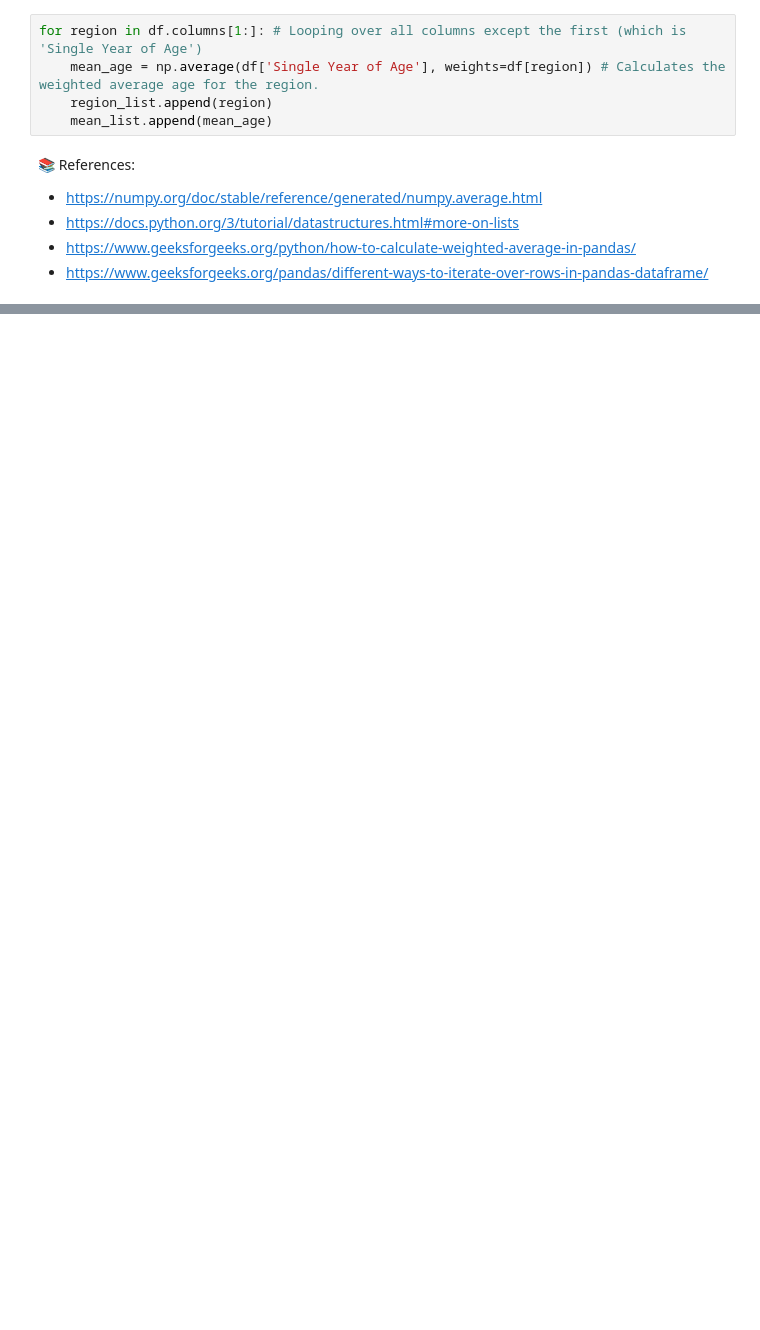
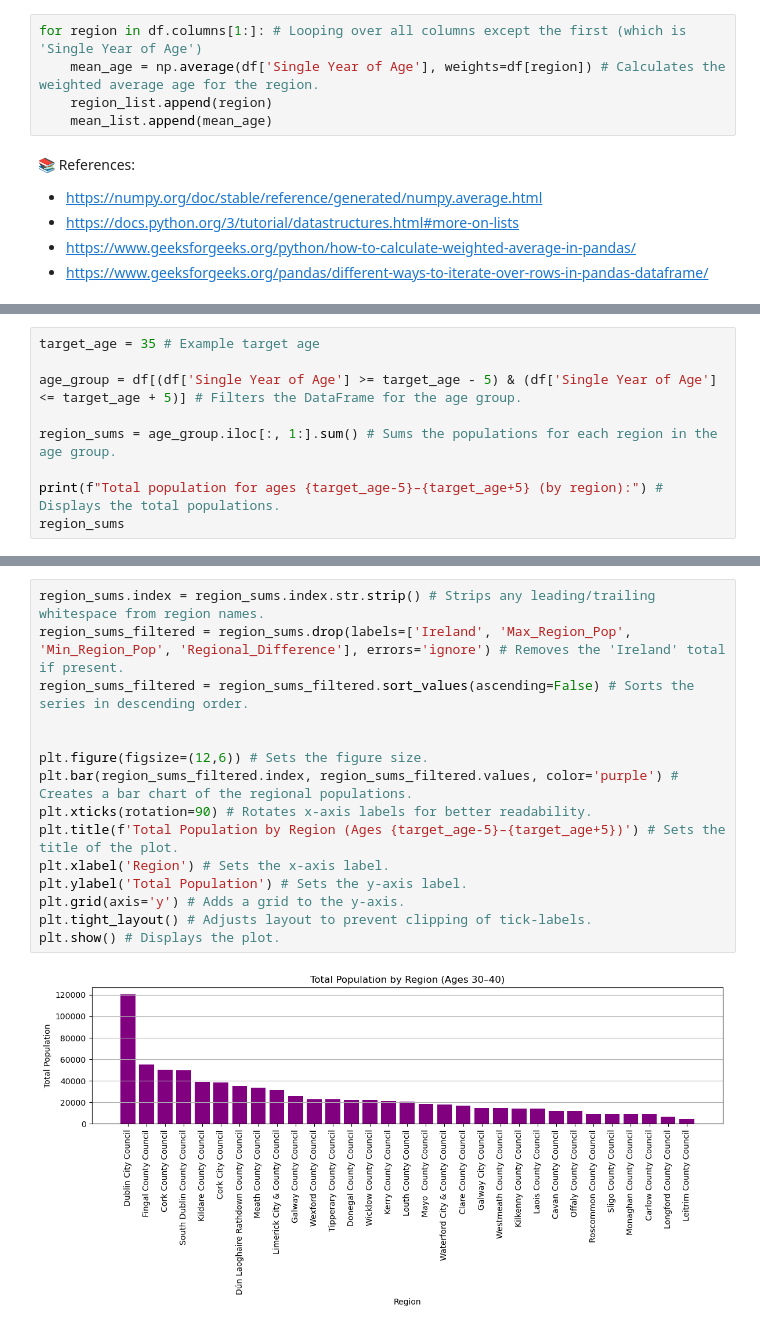
Before and after one commit to tihana-gray/programming-for-data-analytics, a Jupyter notebook: assignments/assignment05-population.ipynb, the cells around one changed output, grey strips where cells are left out. Saved outputs shown, nothing was run; the diff lists cells and outputs as text; blank space fills up the shorter version.

```diff
--- a/assignments/assignment05-population.ipynb
+++ b/assignments/assignment05-population.ipynb
@@ -144,0 +190,9 @@ plt.show() # Displays the plot.
+# %%
+target_age = 35 # Example target age
+
+age_group = df[(df['Single Year of Age'] >= target_age - 5) & (df['Single Year of Age'] <= target_age + 5)] # Filters the DataFrame for the age group.
+
+region_sums = age_group.iloc[:, 1:].sum() # Sums the populations for each region in the age group.
+
+print(f"Total population for ages {target_age-5}–{target_age+5} (by region):") # Displays the total populations.
+region_sums
@@ -144,0 +255,17 @@ plt.show() # Displays the plot.
+# %%
+region_sums.index = region_sums.index.str.strip() # Strips any leading/trailing whitespace from region names.
+region_sums_filtered = region_sums.drop(labels=['Ireland', 'Max_Region_Pop', 'Min_Region_Pop', 'Regional_Difference'], errors='ignore') # Removes the 'Ireland' total if present.
+region_sums_filtered = region_sums_filtered.sort_values(ascending=False) # Sorts the series in descending order.
+
+
+plt.figure(figsize=(12,6)) # Sets the figure size.
+plt.bar(region_sums_filtered.index, region_sums_filtered.values, color='purple') # Creates a bar chart of the regional populations.
+plt.xticks(rotation=90) # Rotates x-axis labels for better readability.
+plt.title(f'Total Population by Region (Ages {target_age-5}–{target_age+5})') # Sets the title of the plot.
+plt.xlabel('Region') # Sets the x-axis label.
+plt.ylabel('Total Population') # Sets the y-axis label.
+plt.grid(axis='y') # Adds a grid to the y-axis.
+plt.tight_layout() # Adjusts layout to prevent clipping of tick-labels.
+plt.show() # Displays the plot.
+# %% [output]
+[figure, added]
```
Also changed, not shown: parts of 25 cells of this notebook.
